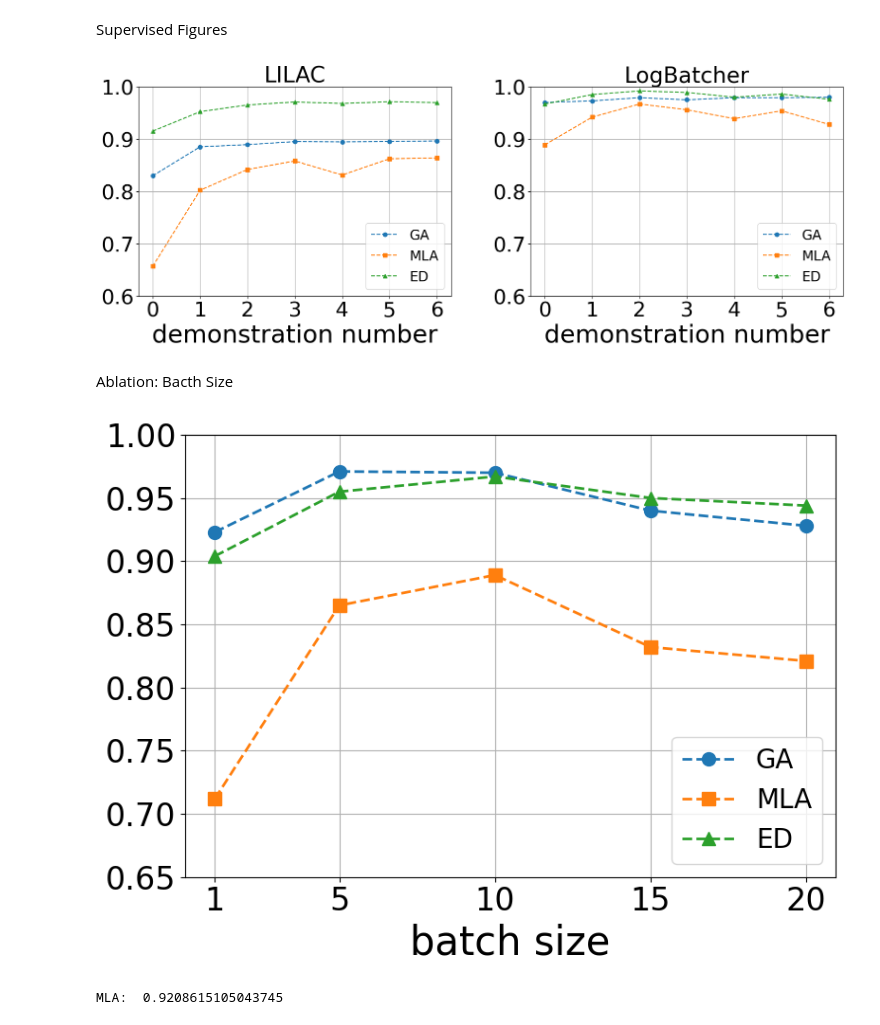
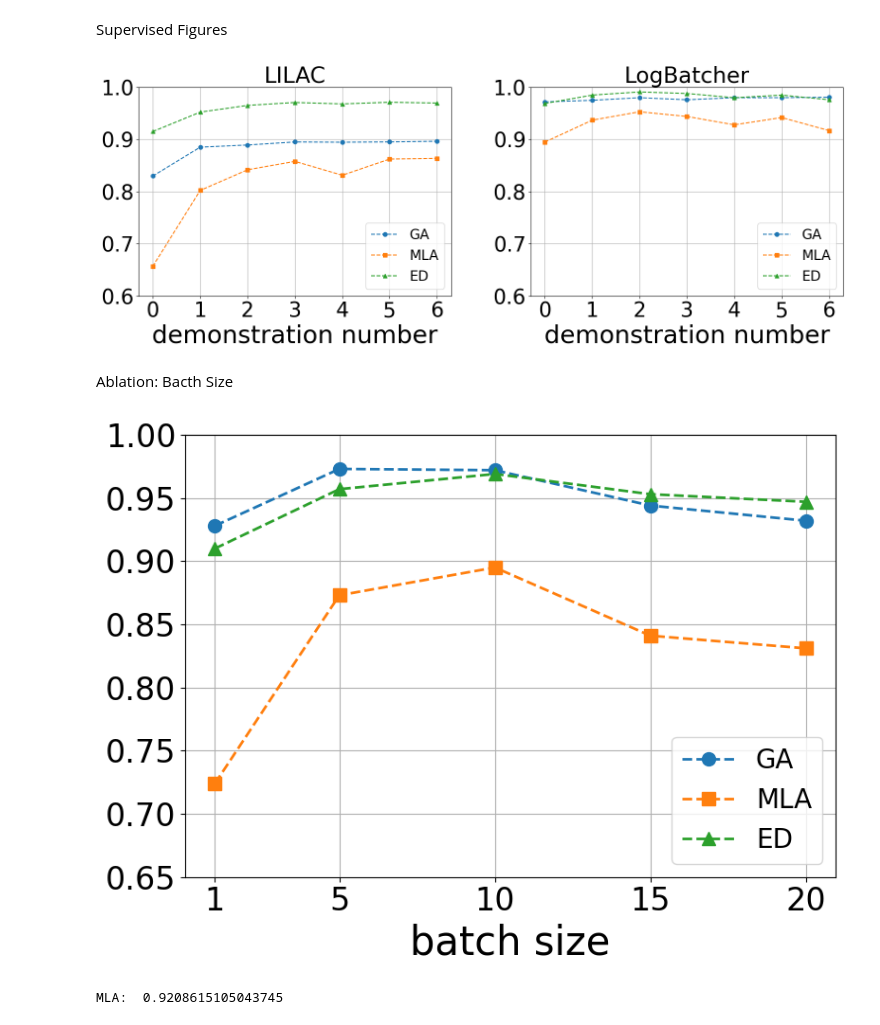
Before and after one commit to LogIntelligence/LogBatcher, a Jupyter notebook: evaluation.ipynb, the cells around one changed output. Drawn from its saved outputs; the diff is of its cells as text; code cells hidden in the pictures.

```diff
--- a/evaluation.ipynb
+++ b/evaluation.ipynb
@@ -79,8 +79,8 @@ Evaluate
 # %%
 from utils.evaluator import evaluate_all_datasets
 from IPython.display import HTML
-# for i in [5,10,15,20]:
-theme = f'DivLog_0shot_32candidate'
-table = evaluate_all_datasets(theme)
+for i in ['random','similarity_sample']:
+    theme = f'LogBatcher_0shot_32candidate_10batchsize_with_{i}'
+    table = evaluate_all_datasets(theme)
 # HTML(table)
 # %% [output]
@@ -499,13 +500,13 @@ data1 = '''0.8298 0.6569 0.91518
 0.8965 0.8637 0.96976'''
 
 # LogBatcher
-data2 = '''0.970 	0.889 	0.967
-0.973 	0.942 	0.985
-0.979 	0.967 	0.992
-0.975 	0.956 	0.989
-0.979 	0.939 	0.980
-0.979 	0.954 	0.986
-0.980 	0.928 	0.976'''
+data2 = '''0.972 	0.895 	0.969
+0.975 	0.937 	0.985
+0.980 	0.953 	0.991
+0.976 	0.944 	0.988
+0.980 	0.928 	0.980
+0.980 	0.942 	0.985
+0.981 	0.917 	0.976'''
 
 # Function to process data
 
@@ -593,18 +594,18 @@ plt.tight_layout()
 plt.savefig('outputs/figures/RQ3_supervised.pdf')
 plt.show()
 # %% [output]
-[figure, old version]
+[figure, new version]
 # %% [markdown]
 Ablation: Bacth Size
 # %%
 import matplotlib.pyplot as plt
 
 # Define the data
-data1 = '''0.923 	0.712 	0.904
-0.971 	0.865 	0.955
-0.970 	0.889 	0.967
-0.940 	0.832 	0.950
-0.928 	0.821 	0.944'''
+data1 = '''0.928 	0.724 	0.910
+0.973 	0.873 	0.957
+0.972 	0.895 	0.969
+0.944 	0.841 	0.953
+0.932 	0.831 	0.947'''
 
 # Function to process data
 
@@ -637,34 +638,34 @@ shots = [1, 5, 10, 15, 20]
 fig, ax1 = plt.subplots(figsize=(8, 6))
 
 font_size = 30
 label_size = 24
 title_size = 32
 
 # Plot data1
 ax1.plot(shots, accuracy_metric1_data1, marker='o',
          linestyle='--', label='GA', linewidth=2, markersize=10)
 ax1.plot(shots, accuracy_metric2_data1, marker='s',
          linestyle='--', label='MLA', linewidth=2, markersize=10)
 ax1.plot(shots, accuracy_metric3_data1, marker='^',
          linestyle='--', label='ED', linewidth=2, markersize=10)
 ax1.set_xlabel('batch size', fontsize=font_size)
 ax1.set_xticks(shots)
 ax1.set_yticks([i/100 for i in range(30, 101, 5)])
 ax1.set_ylim(0.65, 1)
 ax1.legend(loc='lower right', prop={'size': 20})
 ax1.grid(True)
 # ax1.set_title('LILAC', fontsize=title_size)
 
 # Set bold font for tick labels on ax1
 plt.setp(ax1.get_xticklabels(), fontsize=label_size)
 plt.setp(ax1.get_yticklabels(), fontsize=label_size)
 
 # Show the plot
 plt.tight_layout()
 plt.savefig('outputs/figures/RQ2_batchsize.pdf')
 plt.show()
 # %% [output]
-[figure, old version]
+[figure, new version]
 # %%
 import pandas as pd
 from tqdm import tqdm
```
Also changed, not shown: parts of 1 cell of this notebook, 47 other files.
